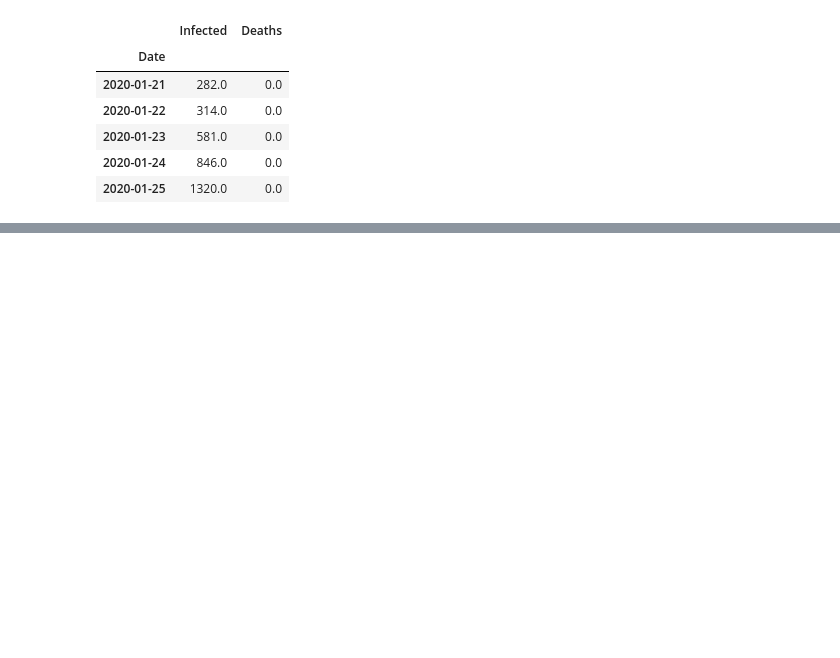
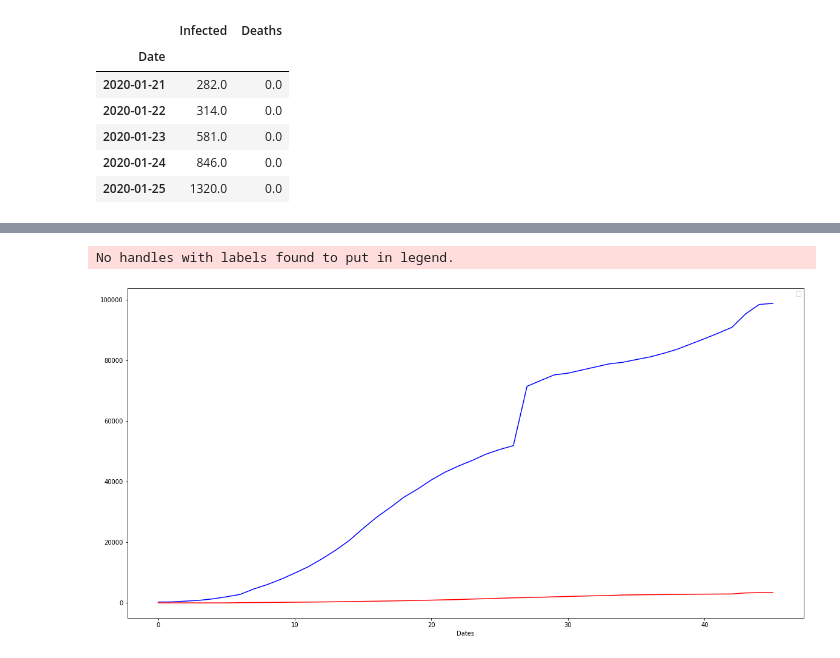
Before and after one commit to asrjy/covid-lstm, a Jupyter notebook: main.ipynb, the cells around one changed output, grey strips where cells are left out. Drawn from its saved outputs; the diff is of its cells as text; code cells hidden in the pictures; blank space fills up the shorter version.

```diff
--- a/main.ipynb
+++ b/main.ipynb
@@ -198,0 +251,10 @@ df
+# %%
+plt.figure(figsize=(20,10))
+plt.plot(df.Infected, 'b-')
+plt.plot(df.Deaths, 'r-')
+plt.xlabel('Dates')
+plt.legend('Infected', )
+plt.show()
+# %% [output]
+No handles with labels found to put in legend.
+[figure, added]
```
Also changed, not shown: parts of 17 cells of this notebook, 2 other files.
